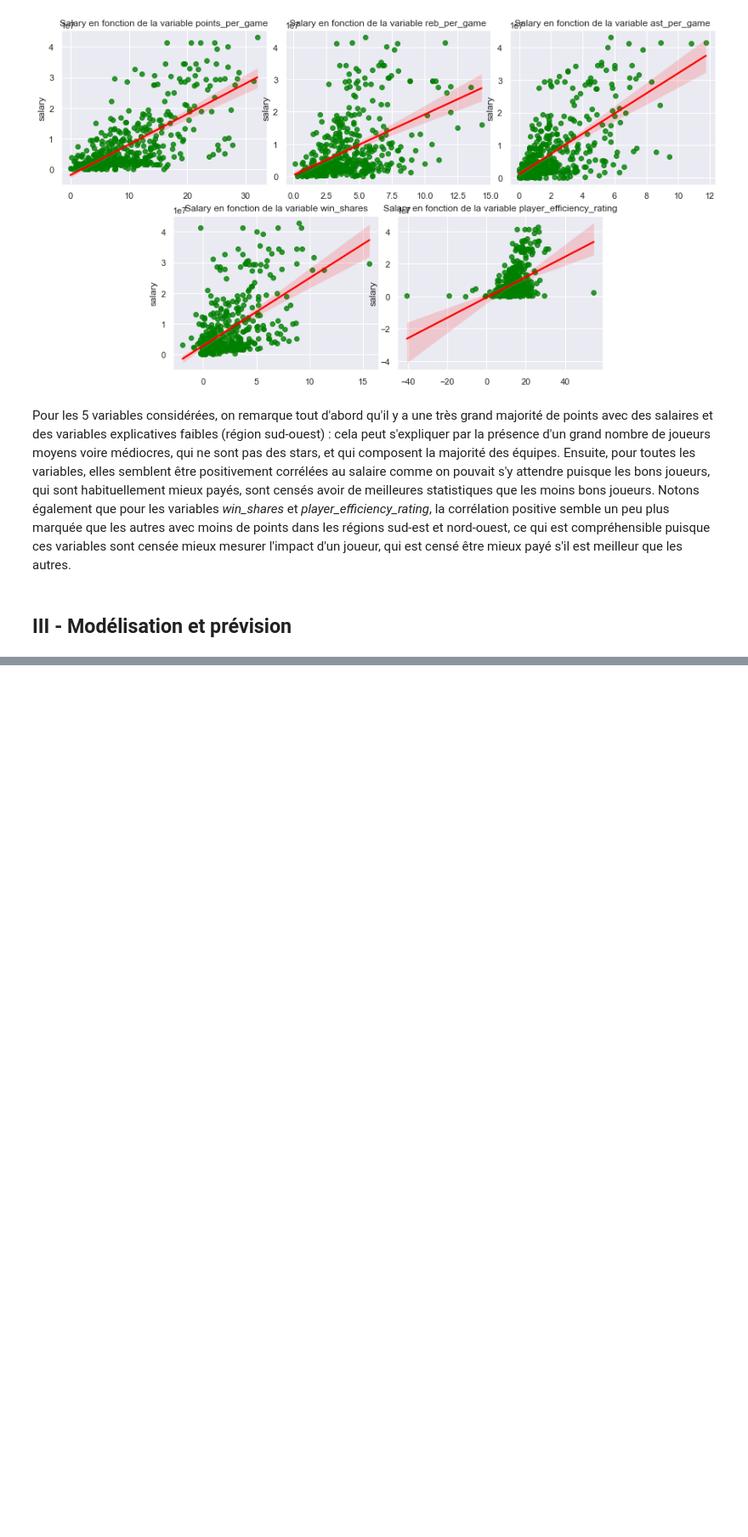
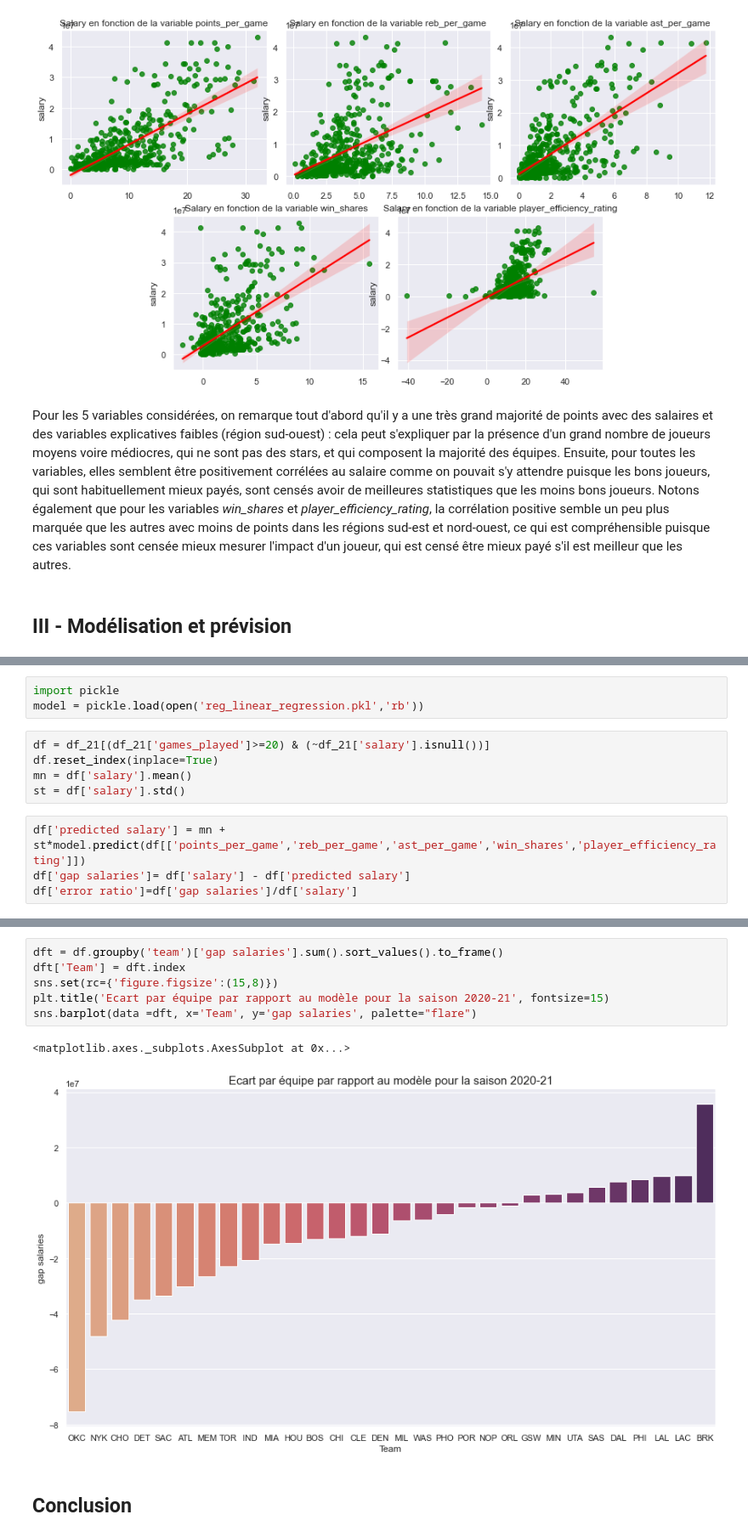
Before and after one commit to nael-farhan/python-project-nba-salaries, a Jupyter notebook: Rapport final.ipynb, the cells around one changed output, grey strips where cells are left out. Shown at 85% size. Saved outputs shown, nothing was run; the diff lists cells and outputs as text; blank space fills up the shorter version.

Commit message:
fin redaction rapport

```diff
--- a/Rapport final.ipynb
+++ b/Rapport final.ipynb
@@ -126,0 +154,12 @@ Notons également que pour les variables *win_shares* et *player_efficiency_rati
+# %%
+import pickle
+model = pickle.load(open('reg_linear_regression.pkl','rb'))
+# %%
+df = df_21[(df_21['games_played']>=20) & (~df_21['salary'].isnull())]
+df.reset_index(inplace=True)
+mn = df['salary'].mean()
+st = df['salary'].std()
+# %%
+df['predicted salary'] = mn + st*model.predict(df[['points_per_game','reb_per_game','ast_per_game','win_shares','player_efficiency_rating']])
+df['gap salaries']= df['salary'] - df['predicted salary']
+df['error ratio']=df['gap salaries']/df['salary']
@@ -126,0 +198,11 @@ Notons également que pour les variables *win_shares* et *player_efficiency_rati
+# %%
+dft = df.groupby('team')['gap salaries'].sum().sort_values().to_frame()
+dft['Team'] = dft.index
+sns.set(rc={'figure.figsize':(15,8)})
+plt.title('Ecart par équipe par rapport au modèle pour la saison 2020-21', fontsize=15)
+sns.barplot(data =dft, x='Team', y='gap salaries', palette="flare")
+# %% [output]
+<matplotlib.axes._subplots.AxesSubplot at 0x...>
+[figure, added]
+# %% [markdown]
+## Conclusion
```
Also changed, not shown: parts of 15 cells of this notebook, 3 other files.
